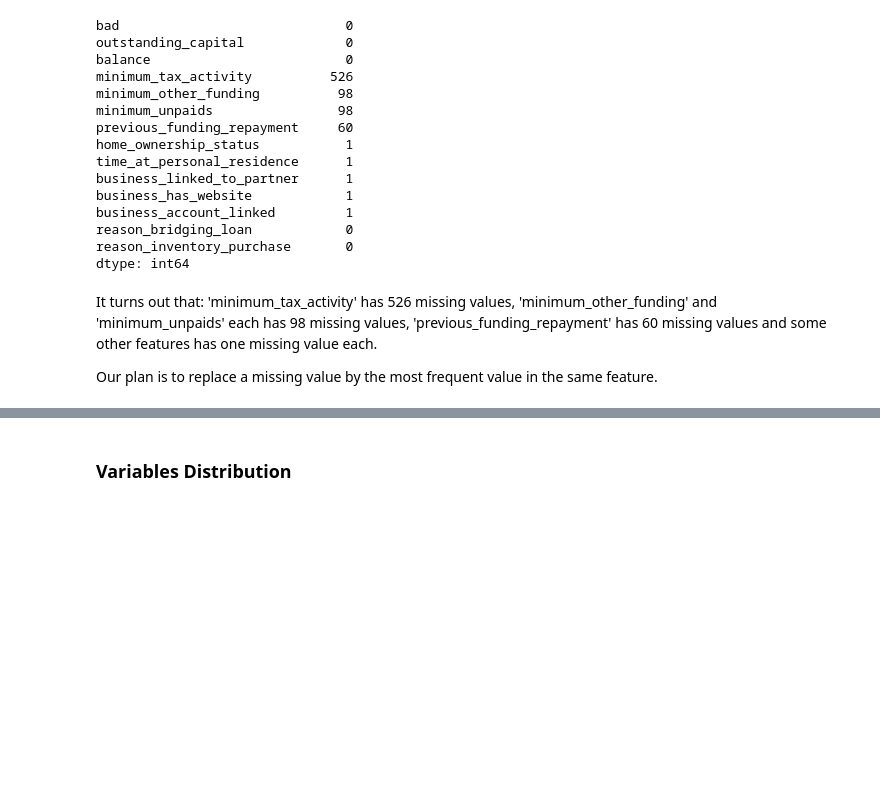
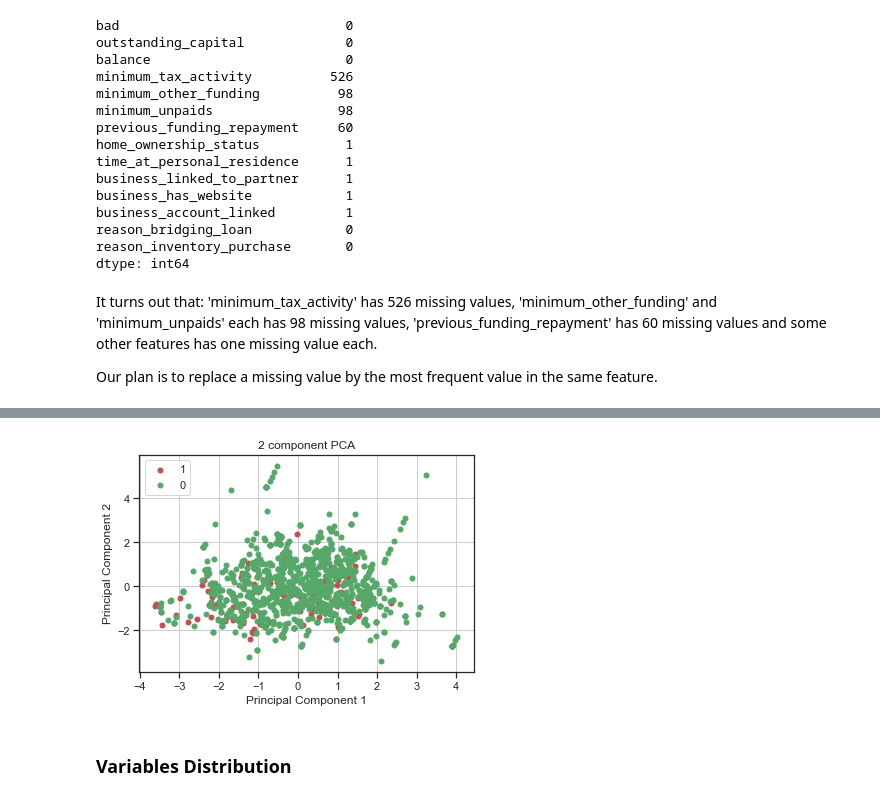
Before and after one commit to vnguye12/vy_capstone1, a Jupyter notebook: Capstone1.ipynb, the cells around one changed output, grey strips where cells are left out. Saved outputs shown, nothing was run; the diff lists cells and outputs as text; code cells hidden in the pictures; blank space fills up the shorter version.

```diff
--- a/Capstone1.ipynb
+++ b/Capstone1.ipynb
@@ -433,0 +440,5 @@ X=imp.transform(X)
+# %%
+from sklearn.preprocessing import StandardScaler
+X_standard = StandardScaler().fit_transform(X)
+X_standard = pd.DataFrame(X_standard)
+X_standard.head()
@@ -433,0 +452,6 @@ X=imp.transform(X)
+# %%
+from sklearn.decomposition import PCA
+pca = PCA()
+x_pca = pca.fit_transform(X_standard)
+x_pca = pd.DataFrame(x_pca)
+x_pca.head()
@@ -433,0 +474,4 @@ X=imp.transform(X)
+# %%
+x_pca['target']=y
+x_pca.columns = ['PC1','PC2','PC3','PC4','PC5','PC6','PC7','PC8','PC9','PC10','PC11','PC12','PC13','target']
+x_pca.head()
@@ -434,3 +485,23 @@ X=imp.transform(X)
+# %%
+
+import matplotlib.pyplot as plt
+fig = plt.figure()
+ax = fig.add_subplot(1,1,1)
+ax.set_xlabel('Principal Component 1')
+ax.set_ylabel('Principal Component 2')
+ax.set_title('2 component PCA')
+targets = [1,0]
+colors = ['r', 'g']
+for target, color in zip(targets,colors):
+ indicesToKeep = x_pca['target'] == target
+ ax.scatter(x_pca.loc[indicesToKeep, 'PC1']
+ , x_pca.loc[indicesToKeep, 'PC2']
+ , c = color
+ , s=25)
+ax.legend(targets)
+ax.grid()
+# %% [output]
+[figure, added]
 # %% [markdown]
 ### Variables Distribution
 # %% [markdown]
```
Also changed, not shown: parts of 33 cells of this notebook.
